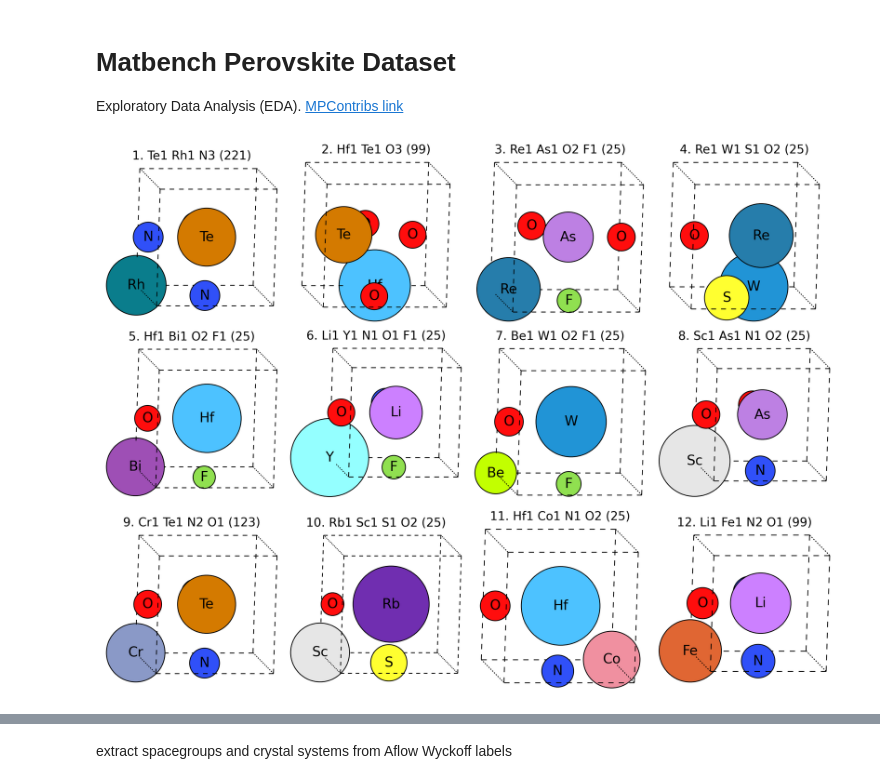
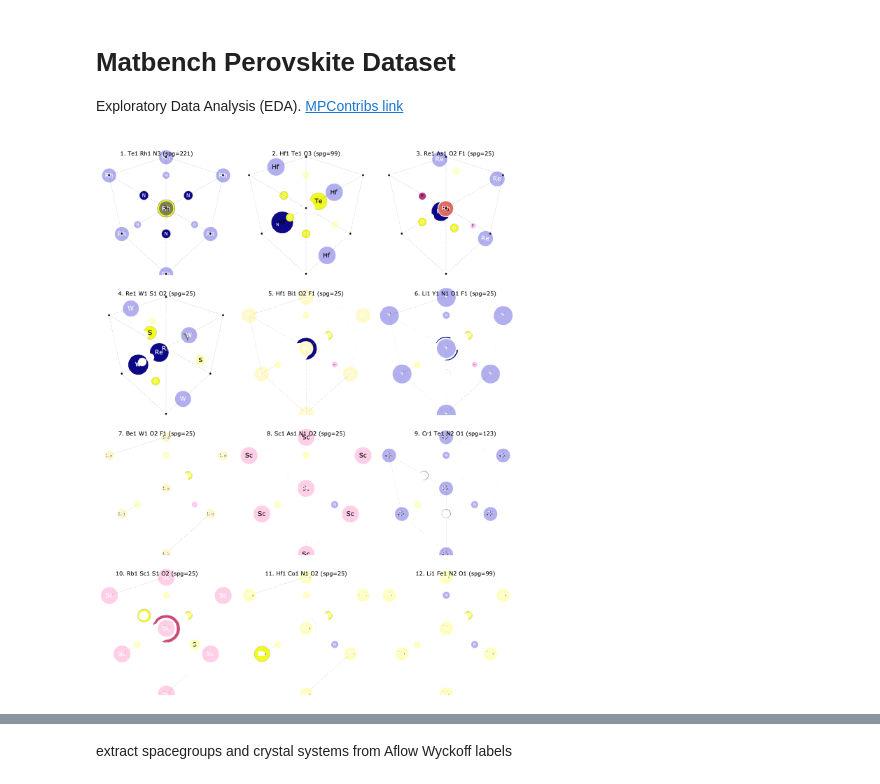
Before and after one commit to janosh/pymatviz, a Jupyter notebook: examples/matbench_perovskites_eda.ipynb, the cells around one changed output, grey strips where cells are left out. Drawn from its saved outputs; the diff is of its cells as text; code cells hidden in the pictures.

Commit message:
swap spglib for moyopy in example notebooks
plus minor refactors

```diff
--- a/examples/matbench_perovskites_eda.ipynb
+++ b/examples/matbench_perovskites_eda.ipynb
@@ -35,8 +30,10 @@ pio.renderers.default = "png"
 # %%
 df_perov = load_dataset("matbench_perovskites")
 
-df_perov[[Key.spg_symbol, Key.spg_num]] = [
-    struct.get_space_group_info() for struct in tqdm(df_perov[Key.structure])
+moyo_spg_num_key = "moyopy_spg_num"
+df_perov[moyo_spg_num_key] = [
+    struct.get_symmetry_dataset(backend="moyopy", return_raw_dataset=True).number
+    for struct in tqdm(df_perov[Key.structure])
 ]
 df_perov[Key.volume] = df_perov[Key.structure].map(lambda struct: struct.volume)
 
@@ -46,9 +43,11 @@ df_perov[Key.crystal_system] = df_perov[Key.spg_num].map(
     pmv.utils.crystal_sys_from_spg_num
 )
 # %%
-fig, axs = pmv.structure_2d(df_perov[Key.structure].iloc[:12])
+fig = pmv.structure_3d_plotly(df_perov[Key.structure].iloc[:12])
+fig.layout.paper_bgcolor = "rgba(255, 255, 255, 0.5)"
+fig.show()
 # %% [output]
-[figure, old version]
+[figure, new version]
 # %%
 labels = {"e_form": "Formation Energy (eV/atom)"}
 
```
Also changed, not shown: parts of 13 cells of this notebook, 18 other files.
